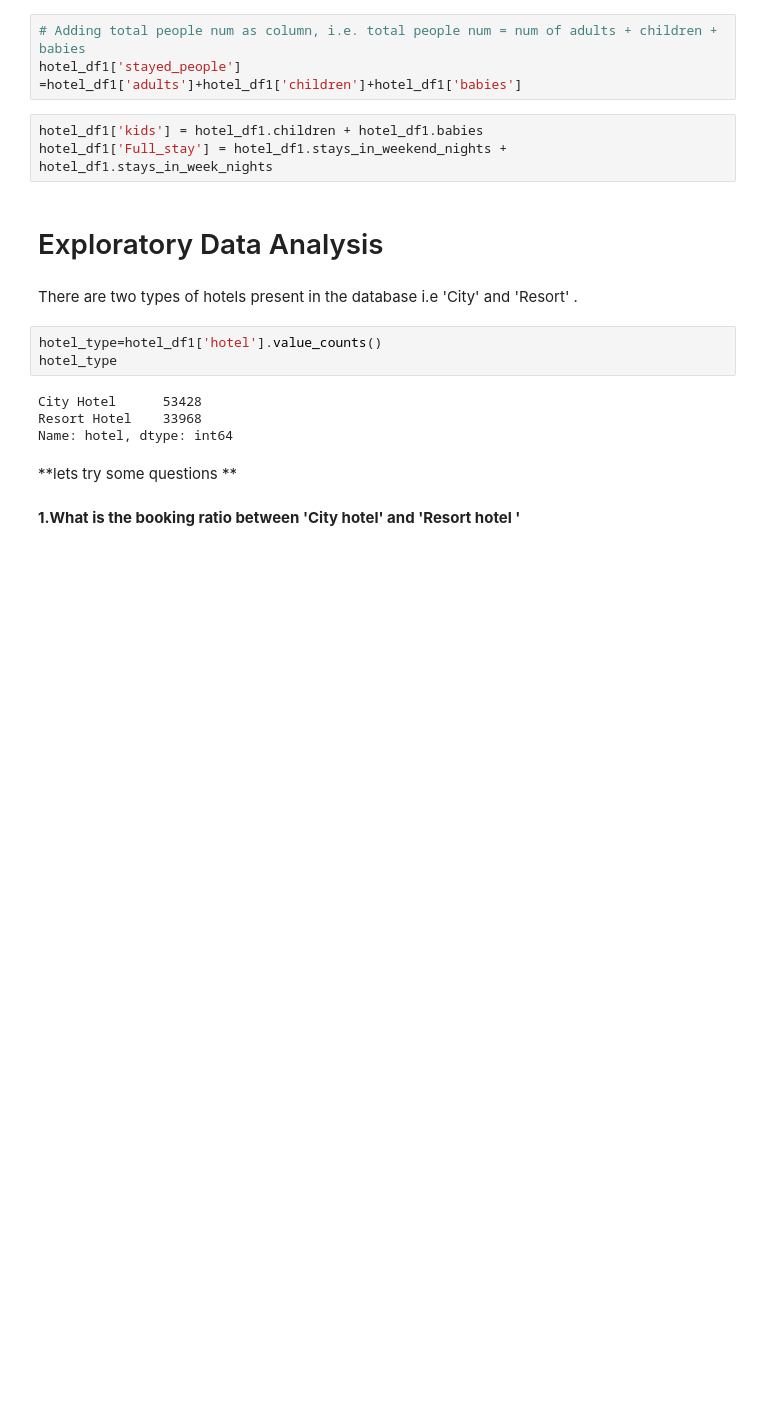
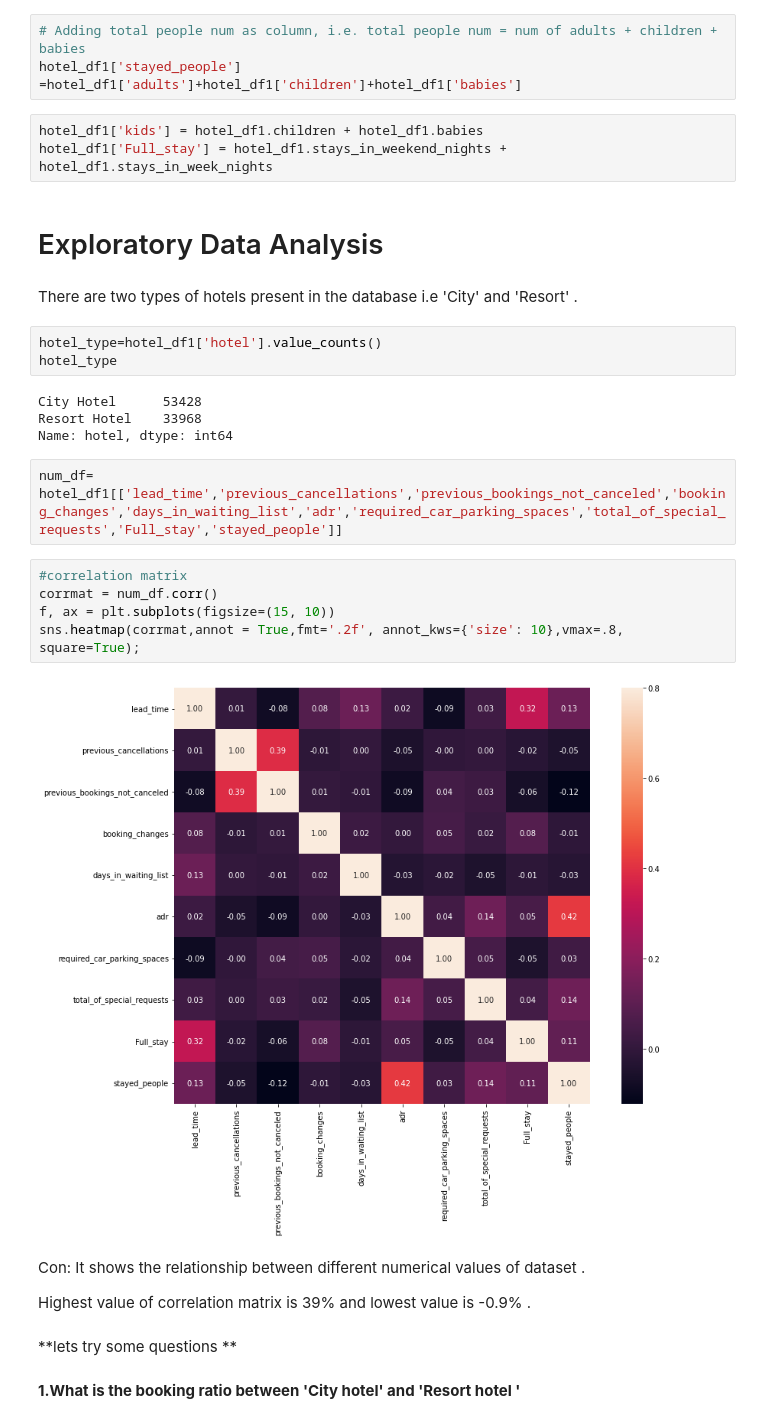
Before and after one commit to shwe-hg/EDA-of-Hotel-Booking-Analysis-, a Jupyter notebook: Capstone_Project.ipynb, the cells around one changed output. Cells and saved outputs as stored; diff of their text form; blank space fills up the shorter version.

```diff
--- a/Capstone_Project.ipynb
+++ b/Capstone_Project.ipynb
@@ -261,6 +326,19 @@ hotel_type
 City Hotel      53428
 Resort Hotel    33968
 Name: hotel, dtype: int64
+# %%
+num_df= hotel_df1[['lead_time','previous_cancellations','previous_bookings_not_canceled','booking_changes','days_in_waiting_list','adr','required_car_parking_spaces','total_of_special_requests','Full_stay','stayed_people']]
+# %%
+#correlation matrix
+corrmat = num_df.corr()
+f, ax = plt.subplots(figsize=(15, 10))
+sns.heatmap(corrmat,annot = True,fmt='.2f', annot_kws={'size': 10},vmax=.8, square=True);
+# %% [output]
+[figure, added]
+# %% [markdown]
+Con: It shows the relationship between different numerical values of dataset .
+
+Highest value of correlation matrix is 39% and lowest value is -0.9% .
 # %% [markdown]
 **lets try some questions **
 # %% [markdown]
```
Also changed, not shown: parts of 17 cells of this notebook.
